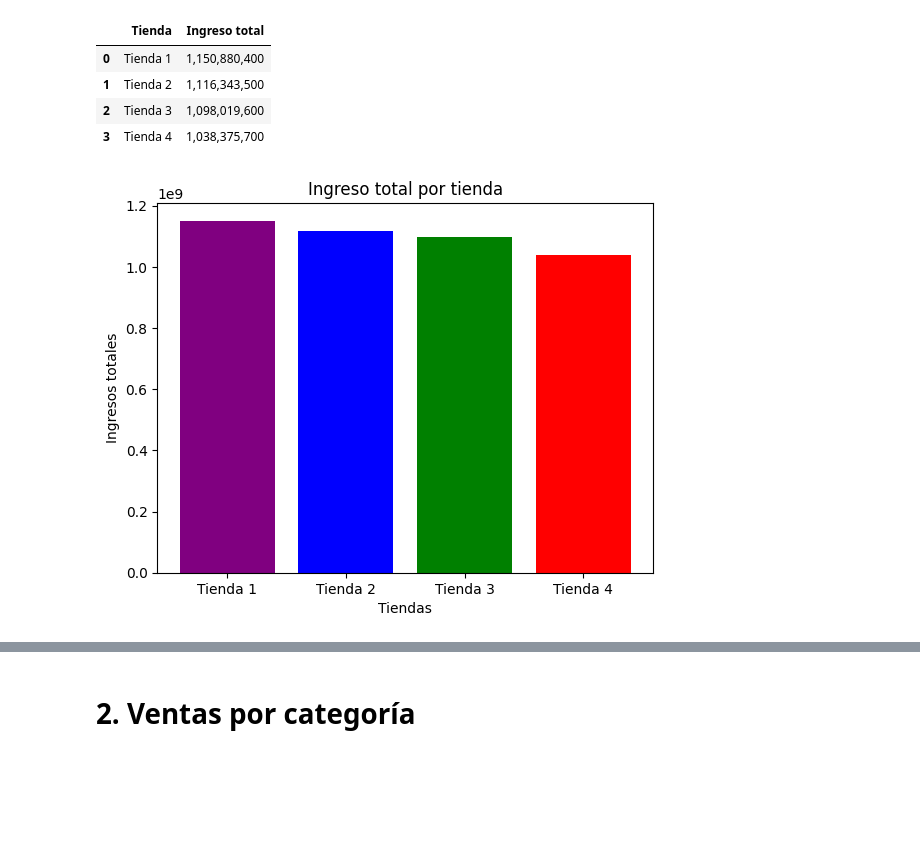
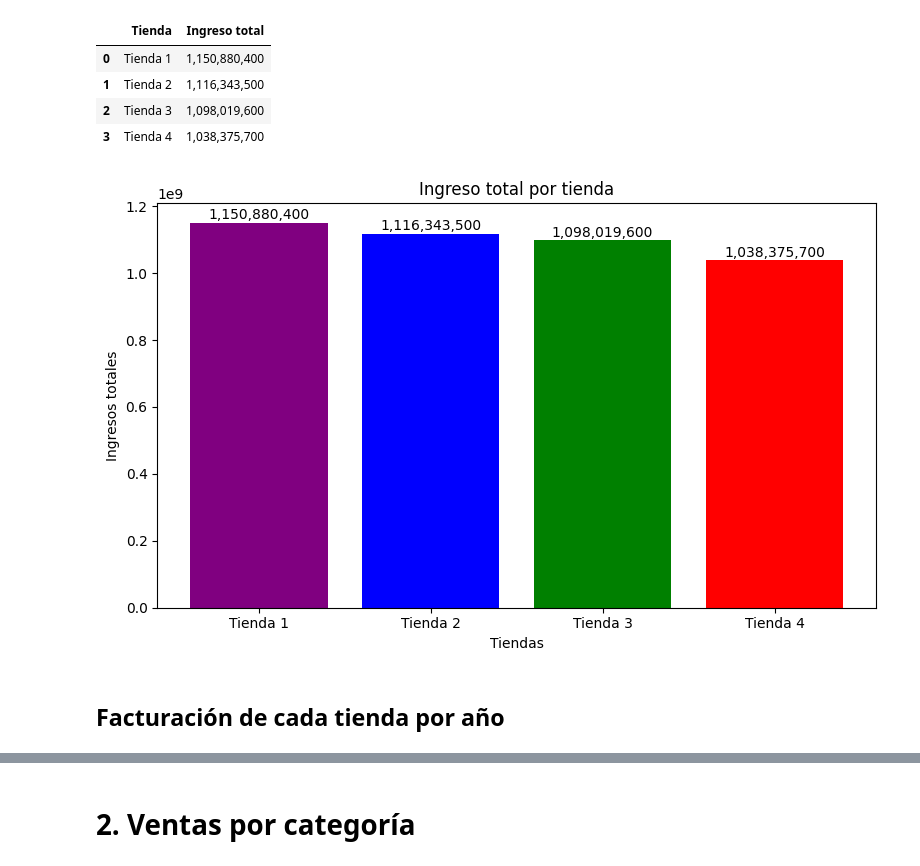
Before and after one commit to OctavioPinoRosas/ChallengeAluraStore, a Jupyter notebook: AluraStoreLatam.ipynb, the cells around one changed output, grey strips where cells are left out. Drawn from its saved outputs; the diff is of its cells as text; code cells hidden in the pictures; blank space fills up the shorter version.

```diff
--- a/AluraStoreLatam.ipynb
+++ b/AluraStoreLatam.ipynb
@@ -2,6 +2,7 @@
 # Importación de datos
 # %%
 import pandas as pd
+import numpy as np
 
 url1 = r"base-de-datos-challenge1-latam\tienda_1.csv"
 url2 = r"base-de-datos-challenge1-latam\tienda_2.csv"
@@ -13,6 +14,12 @@ tienda2 = pd.read_csv(url2)
 tienda3 = pd.read_csv(url3)
 tienda4 = pd.read_csv(url4)
 
+# Convert 'Fecha de Compra' to datetime in all DataFrames
+tienda1['Fecha de Compra'] = pd.to_datetime(tienda1['Fecha de Compra'], format='%d/%m/%Y')
+tienda2['Fecha de Compra'] = pd.to_datetime(tienda2['Fecha de Compra'], format='%d/%m/%Y')
+tienda3['Fecha de Compra'] = pd.to_datetime(tienda3['Fecha de Compra'], format='%d/%m/%Y')
+tienda4['Fecha de Compra'] = pd.to_datetime(tienda4['Fecha de Compra'], format='%d/%m/%Y')
+
 tienda1.head()
 # %% [output]
 |  | Producto | Categoría del Producto | Precio | Costo de envío | Fecha de Compra | Vendedor | Lugar de Compra | ... |
@@ -43,11 +50,23 @@ ingresoTiendas.head()
 # %%
 import matplotlib.pyplot as plt
 
-colores = ['purple', 'blue', 'green', 'red'] # Colores parea cada barra
-plt.bar(ingresoTiendas["Tienda"],ingresoTiendas["Ingreso total"], color = colores) # Creación de la grafica de barras y sele da un color distinto a cada barra
-plt.xlabel('Tiendas')  # Etiquetamos el eje x
-plt.ylabel('Ingresos totales')  # Etiquetamos el eje y
-plt.title('Ingreso total por tienda')  # Añadimos un título al gráfico
+colores = ['purple', 'blue', 'green', 'red']
+tiendas = ingresoTiendas["Tienda"]
+ingresos = ingresoTiendas["Ingreso total"]
+
+plt.figure(figsize=(8, 5))
+plt.bar(tiendas, ingresos, color=colores)
+plt.xlabel('Tiendas')
+plt.ylabel('Ingresos totales')
+plt.title('Ingreso total por tienda')
+
+# Mostrar valores arriba de cada barra
+for i, valor in enumerate(ingresos):
+    plt.text(i, valor + valor*0.01, f'{valor:,.0f}', ha='center', fontsize=10)
+
+plt.tight_layout()
 plt.show()
 # %% [output]
-[figure, old version]
+[figure, new version]
+# %% [markdown]
+## Facturación de cada tienda por año
```
Also changed, not shown: parts of 8 cells of this notebook, 1 other file.
